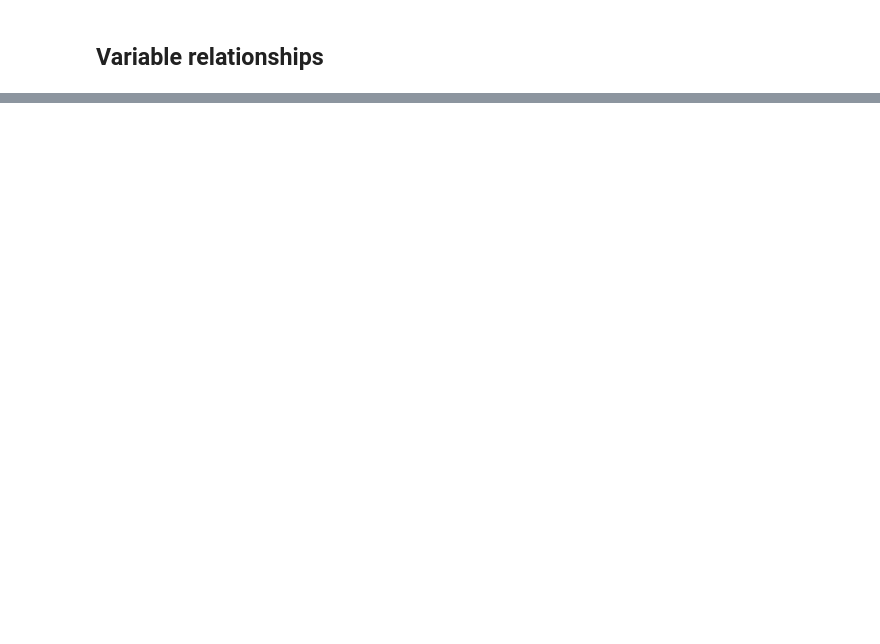
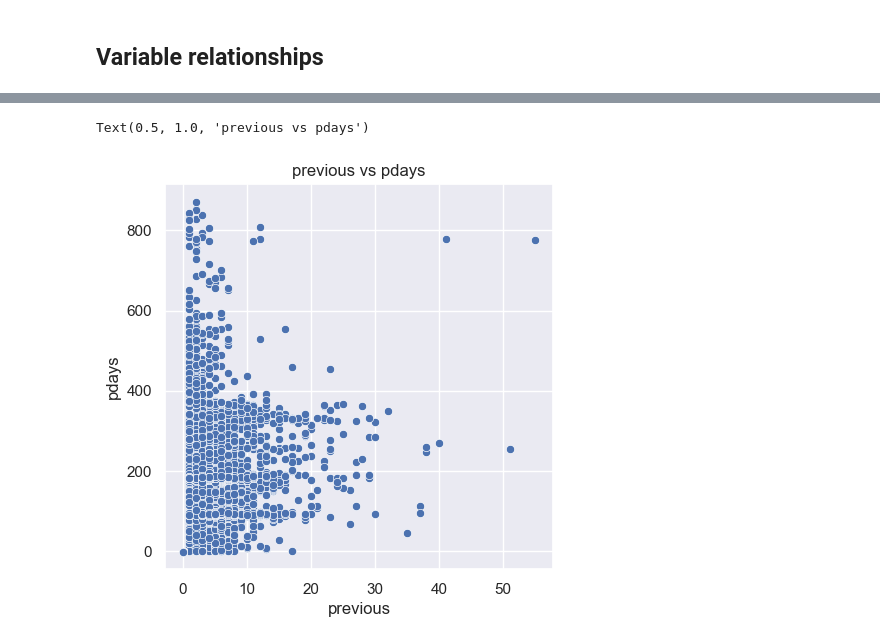
Before and after one commit to Tinahan789/rocket_case_study, a Jupyter notebook: notebooks/bank_marketing_eda.ipynb, the cells around one changed output, grey strips where cells are left out. Cells and saved outputs as stored; diff of their text form; code cells hidden in the pictures; blank space fills up the shorter version.

```diff
--- a/notebooks/bank_marketing_eda.ipynb
+++ b/notebooks/bank_marketing_eda.ipynb
@@ -273,0 +370,7 @@ plt.show()
+# %%
+sns.set(rc={'figure.figsize':(5, 5)})
+sns.scatterplot(data= df, x = 'previous', y= 'pdays')
+plt.title("previous vs pdays")
+# %% [output]
+Text(0.5, 1.0, 'previous vs pdays')
+[figure, added]
```
Also changed, not shown: parts of 28 cells of this notebook.
